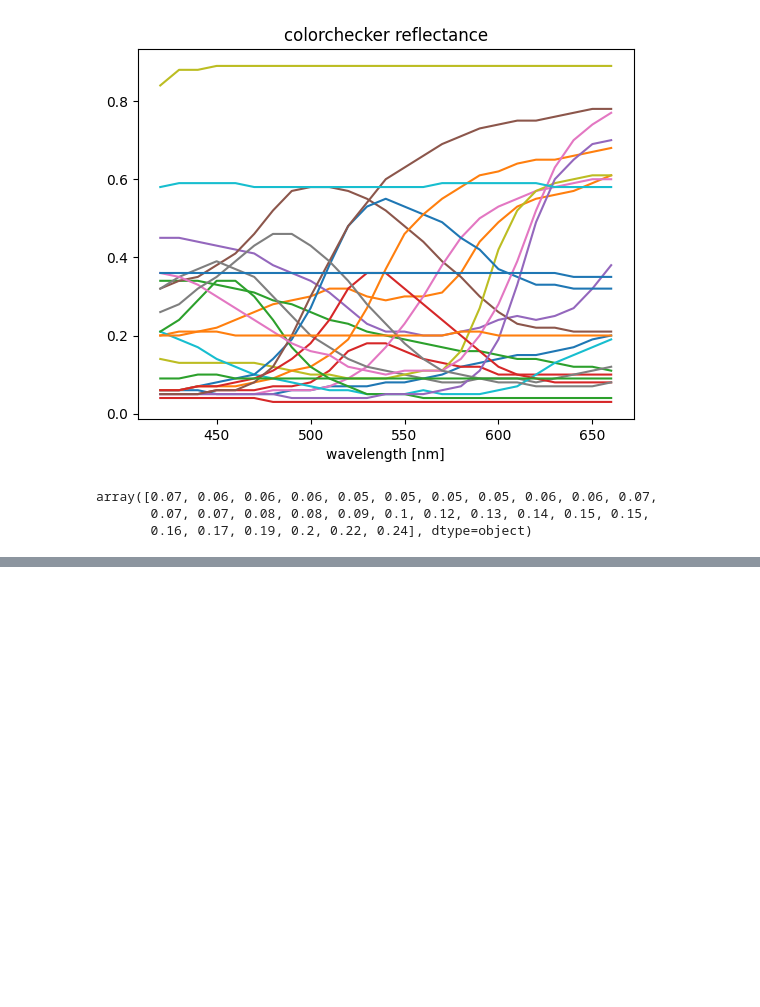
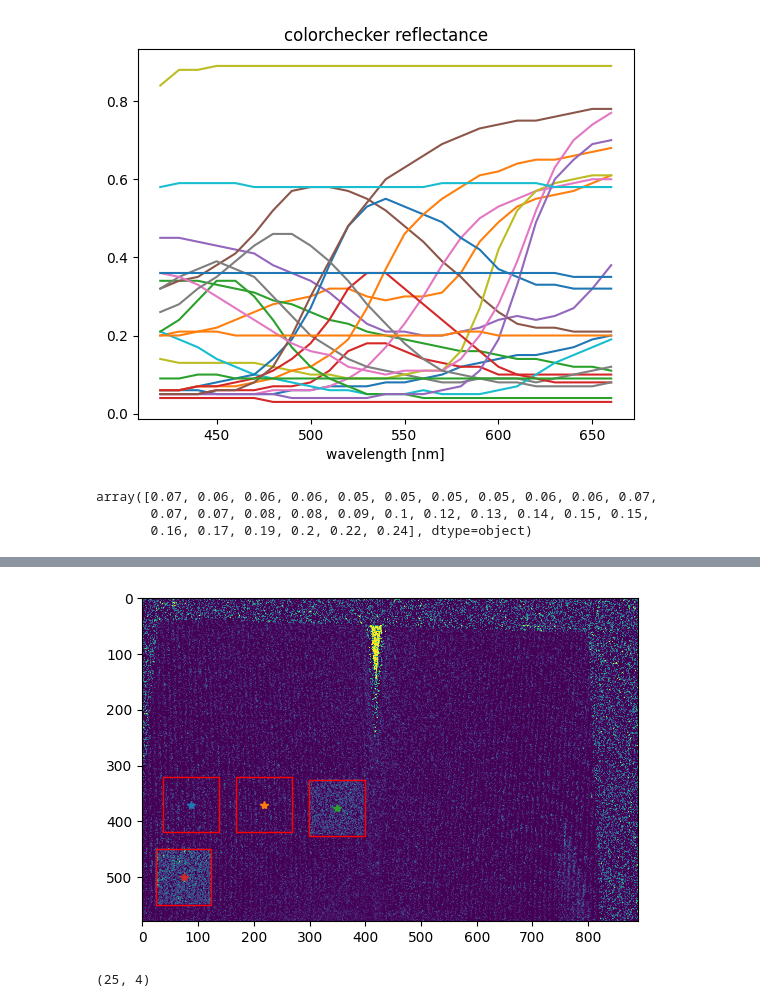
Before and after one commit to shshin1210/DSL, a Jupyter notebook: hyp_recon_patch_test.ipynb, the cells around one changed output, grey strips where cells are left out. Cells and saved outputs as stored; diff of their text form; code cells hidden in the pictures; blank space fills up the shorter version.

```diff
--- a/hyp_recon_patch_test.ipynb
+++ b/hyp_recon_patch_test.ipynb
@@ -64,0 +138,22 @@ np.save('color_check_hyp_gt.npy', color_check_hyp_gt)
+# %%
+# plot reflectance for each patches
+# patches : 24개, wvl : 25 개
+
+patches_reflectance = np.zeros(shape = (len(wvls), n_patches))
+patches_idx = center_pts
+
+for p in range(n_patches):
+    for w in range(len(wvls)):
+        x_idx, y_idx = patches_idx[p][0], patches_idx[p][1]
+        mean_ref = X_np_all[y_idx-patch_size:y_idx+patch_size,x_idx-patch_size:x_idx+patch_size, w].mean()
+        patches_reflectance[w, p] = mean_ref
+# %%
+img = X_np_all[...,21]
+
+fig, ax = plt.subplots()
+for p in range(n_patches):
+    plt.plot(patches_idx[p][0],patches_idx[p][1], "*")
+    ax.add_patch(patches.Rectangle([patches_idx[p][0]-p_size,patches_idx[p][1]-p_size], p_size*2, p_size*2, fill = False, edgecolor = 'red'))
+    plt.imshow(img, vmin = 0., vmax = 1.)
+# %% [output]
+[figure, added]
@@ -64,0 +162,4 @@ np.save('color_check_hyp_gt.npy', color_check_hyp_gt)
+# %%
+patches_ref_clip.shape
+# %% [output]
+(25, 4)
```
Also changed, not shown: parts of 16 cells of this notebook, 1 other file.
